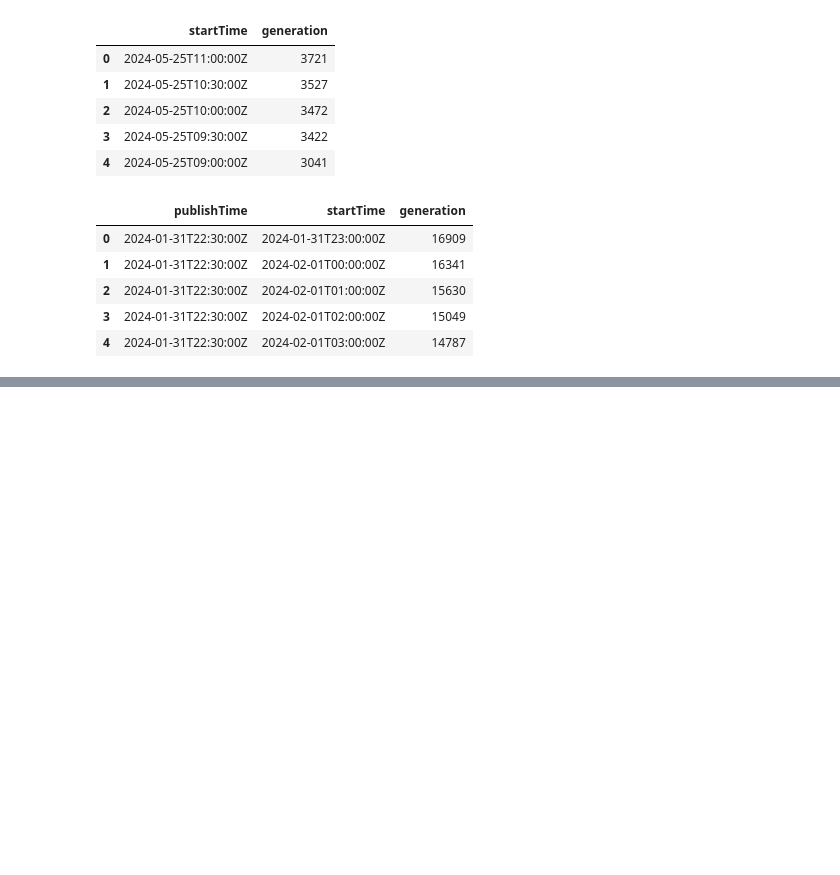
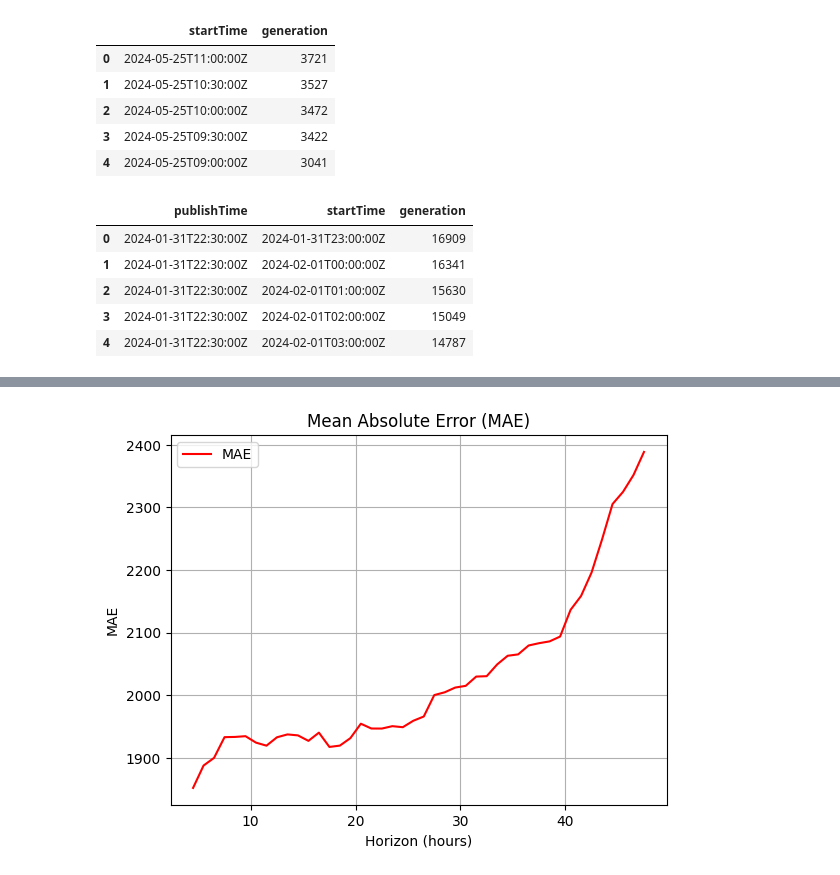
Before and after one commit to R1shA3h/Wind-forcast, a Jupyter notebook: error_analysis.ipynb, the cells around one changed output, grey strips where cells are left out. Saved outputs shown, nothing was run; the diff lists cells and outputs as text; code cells hidden in the pictures; blank space fills up the shorter version.

```diff
--- a/error_analysis.ipynb
+++ b/error_analysis.ipynb
@@ -171,0 +106,10 @@ The wind generation forecast model shows potential for accurate medium-term pred
+# %%
+#plot of MAE vs Horizon
+plt.plot(grouped_filtered['horizon'], grouped_filtered['mae'].rolling(window=5).mean(), label='MAE', color='red')  # Smoothing with a rolling window of 5
+plt.title('Mean Absolute Error (MAE)')
+plt.xlabel('Horizon (hours)')
+plt.ylabel('MAE')
+plt.legend()
+plt.grid(True)
+# %% [output]
+[figure, added]
```
Also changed, not shown: parts of 27 cells of this notebook.
